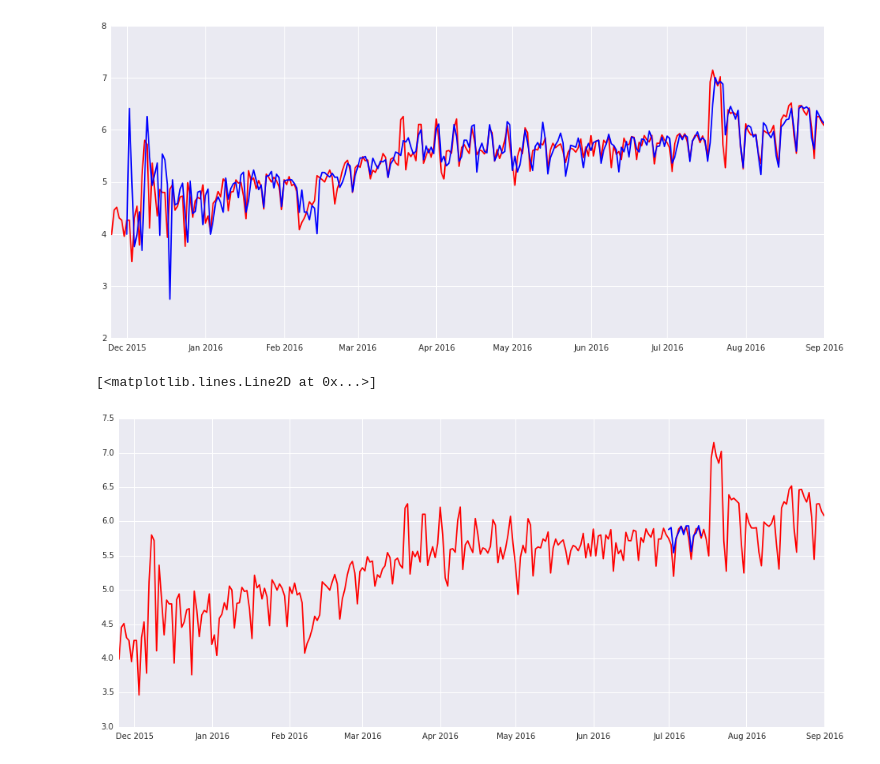
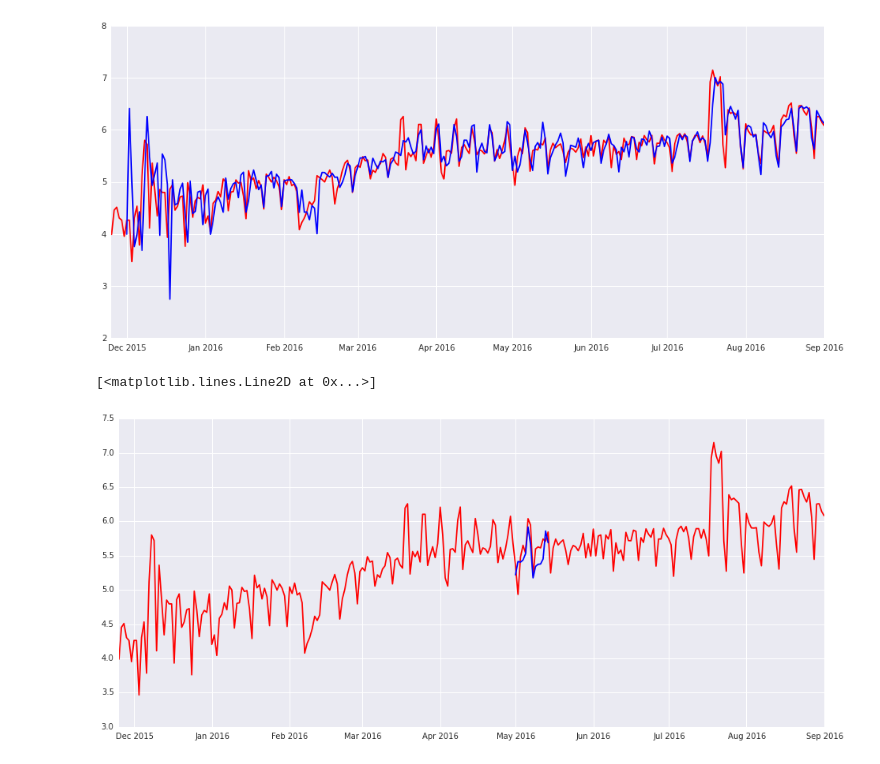
Before and after one commit to LuyiTian/tianchi2017, a Jupyter notebook: play_data/play_data_ipy.ipynb, the cells around one changed output. Saved outputs shown, nothing was run; the diff lists cells and outputs as text; code cells hidden in the pictures.

```diff
--- a/play_data/play_data_ipy.ipynb
+++ b/play_data/play_data_ipy.ipynb
@@ -261,10 +265,10 @@ plt.plot_date(x=pred.index, y=pred.values,fmt="b-")
 [<matplotlib.lines.Line2D at 0x...>]
 [figure]
 # %%
-pred = results.predict(start = "2016-07-01", end= "2016-07-14", dynamic= True)
+pred = results.predict(start = "2016-05-01", end= "2016-05-14", dynamic= True)
 plt.figure(figsize=(16, 7))
 plt.plot_date(x=shop_slice_df.index, y=shop_slice_df.values,fmt="r-")
 plt.plot_date(x=pred.index, y=pred.values,fmt="b-")
 # %% [output]
 [<matplotlib.lines.Line2D at 0x...>]
-[figure, old version]
+[figure, new version]
```
Also changed, not shown: parts of 2 cells of this notebook, 6 other files.
